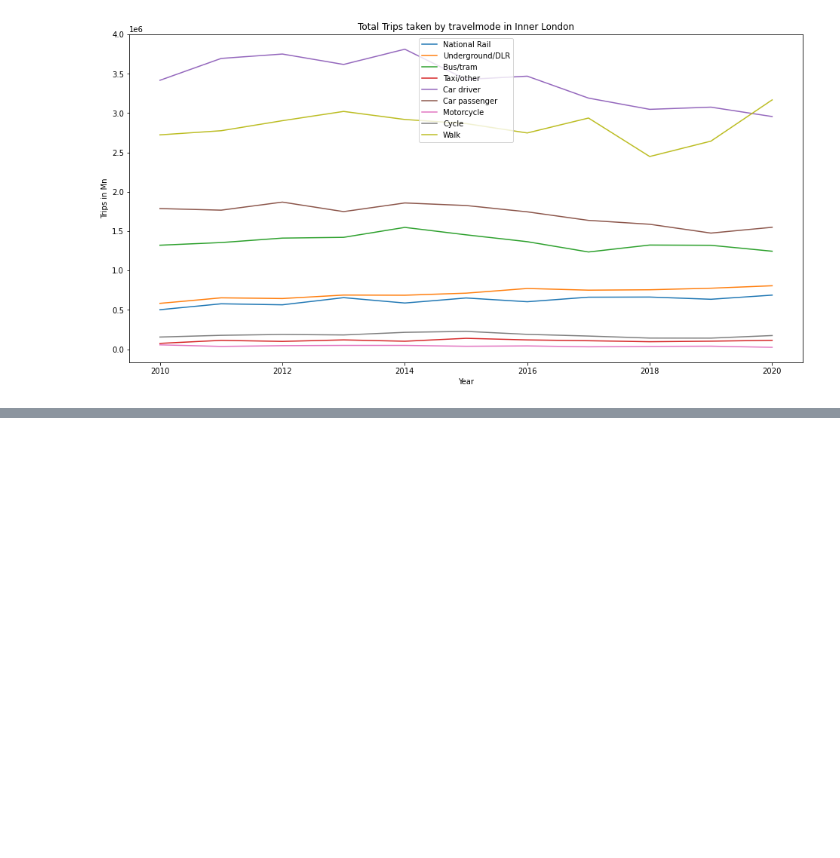
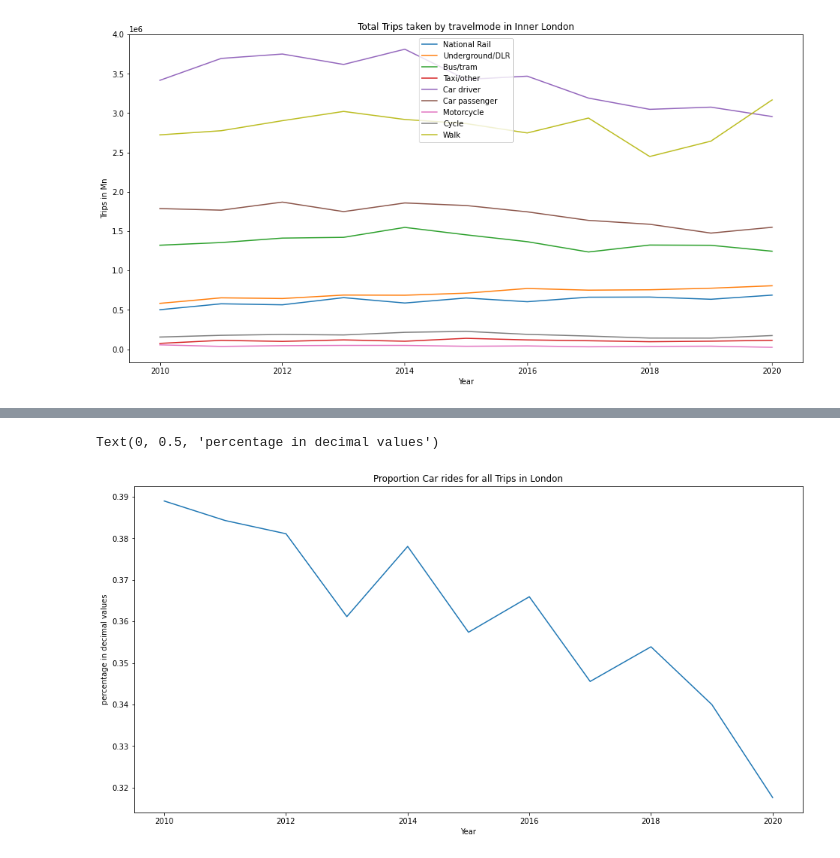
Before and after one commit to PatKang/LSE_DreamTeam, a Jupyter notebook: Trends_Travelmode.ipynb, the cells around one changed output, grey strips where cells are left out. Saved outputs shown, nothing was run; the diff lists cells and outputs as text; code cells hidden in the pictures; blank space fills up the shorter version.

```diff
--- a/Trends_Travelmode.ipynb
+++ b/Trends_Travelmode.ipynb
@@ -199,0 +182,18 @@ Text(0, 0.5, 'Trips in Mn')
+# %%
+# Visualize the percentage of trips made by car in a lineplot
+
+fig, temp_ax = plt.subplots()
+fig.set_size_inches(16, 8)
+sns.lineplot(x = london_trans.index,
+             y = london_trans['car percentage'],
+             data = london_trans)
+
+
+
+# Add Titles and labels
+temp_ax.set_title('Proportion Car rides for all Trips in London')
+temp_ax.set_xlabel('Year')
+temp_ax.set_ylabel('percentage in decimal values')
+# %% [output]
+Text(0, 0.5, 'percentage in decimal values')
+[figure, added]
```
Also changed, not shown: parts of 3 cells of this notebook.
